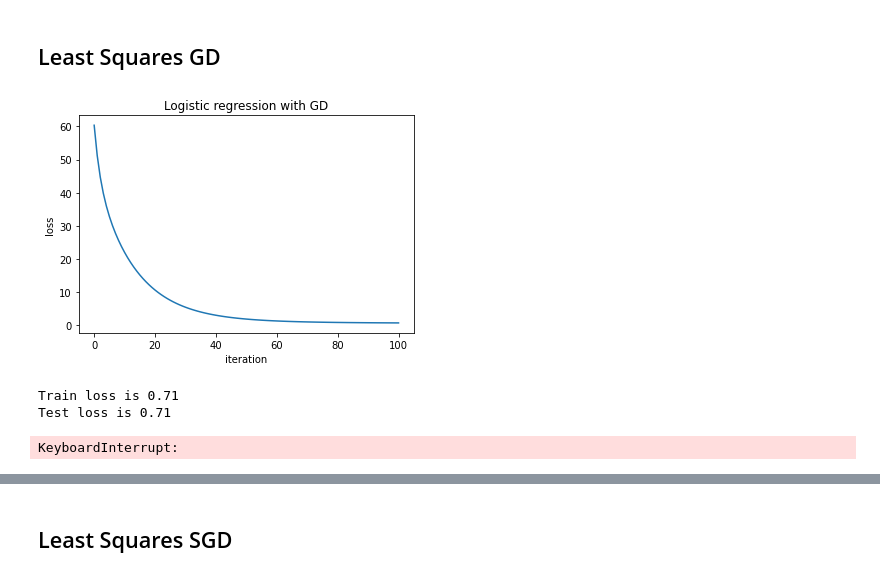
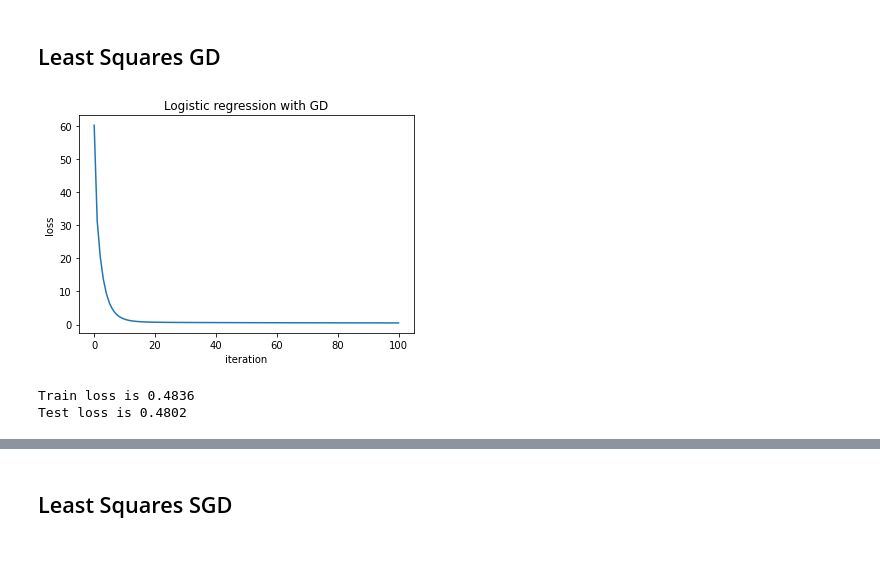
Before and after one commit to SonyaBlinova/ml-project-1-SES, a Jupyter notebook: project1.ipynb, the cells around one changed output, grey strips where cells are left out. Drawn from its saved outputs; the diff is of its cells as text; code cells hidden in the pictures.

```diff
--- a/project1.ipynb
+++ b/project1.ipynb
@@ -19,9 +19,8 @@ The autoreload extension is already loaded. To reload it, use:
 ## Load the training data into feature matrix, class labels, and event ids:
 # %%
 import datetime
-DATA_TRAIN_PATH = 'C:/Users/saadc/Desktop/EPFL/ML/ML_course/projects/project1/scripts/data/train.csv' # TODO: download train data and supply path here
+DATA_TRAIN_PATH = 'data/train.csv' # TODO: download train data and supply path here
 
-df_data = pd.read_csv('C:/Users/saadc/Desktop/EPFL/ML/ML_course/projects/project1/scripts/data/train.csv')
 labels, input_data, ids = load_csv_data(DATA_TRAIN_PATH)
 # %%
 # standardize the data :
@@ -42,47 +41,15 @@ x_train, y_train, x_test, y_test = split_data(tx, y, ratio=ratio, seed=seed)
 ## Least Squares GD
 # %%
 max_iters = 100
-gamma = 0.01
+gamma = 0.05
 initial_w = np.ones((x_train.shape[1]))
 
 plt.title('Logistic regression with GD')
 w, loss = least_squares_GD(y_train, x_train, initial_w, max_iters, gamma, plot_loss = True)
 test_loss = compute_mse(y_test, x_test, w)
-print("Train loss is {:.2f}".format(loss))
-print("Test loss is {:.2f}".format(test_loss))
+print("Train loss is {:.4f}".format(loss))
+print("Test loss is {:.4f}".format(test_loss))
 # %% [output]
-[figure, old version]
+[figure, new version]
-Train loss is 0.71
-Test loss is 0.71
+Train loss is 0.4836
+Test loss is 0.4802
-# %%
-def cross_validation_demo():
-    seed = 1
-    degree = 0
-    k_fold = 4
-    bd_left = -5
-    bd_right = -2
-    gammas = np.logspace(bd_left, bd_right, 20)
-    max_iters = 100
-    initial_w = np.ones((x_train.shape[1]))
-    # split data in k fold
-    k_indices = build_k_indices(y, k_fold, seed)
-    # define lists to store the loss of training data and test data
-    rmse_tr = []
-    rmse_te = []
-
-    # cross validation
-    for gamma in gammas:
-        loss_train = []
-        loss_test = []
-        for k in range(k_fold):
-            loss_tr, loss_te = cross_validation(type_='GD', y=y, x=tx, k_indices=k_indices, k=k, gamma = gamma, initial_w = initial_w, max_iters = max_iters, degree=0)
-            loss_train.append(loss_tr)
-            loss_test.append(loss_te)
-        rmse_tr.append(np.mean(loss_train))
-        rmse_te.append(np.mean(loss_test))
-
-    cross_validation_visualization(gammas, rmse_tr, rmse_te, bd_left, bd_right)
-
-cross_validation_demo()
-# %% [output]
-KeyboardInterrupt:
```
Also changed, not shown: parts of 27 cells of this notebook, 3 other files.
